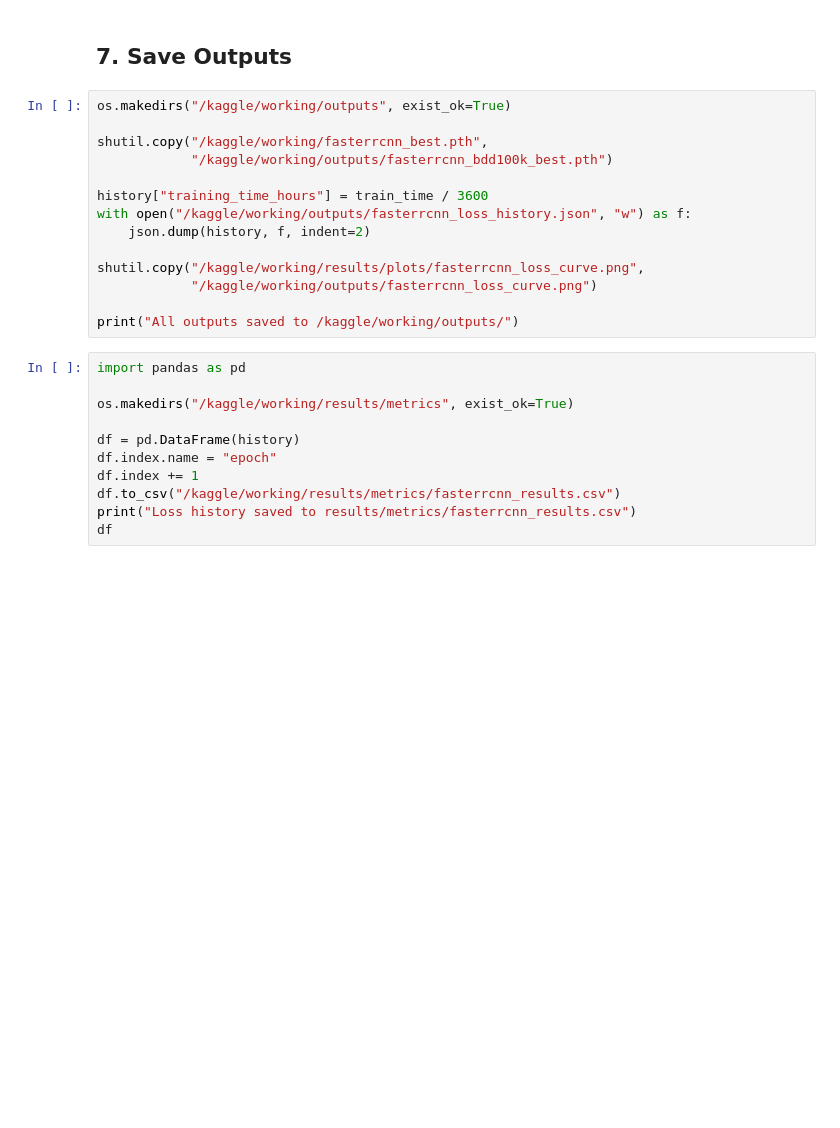
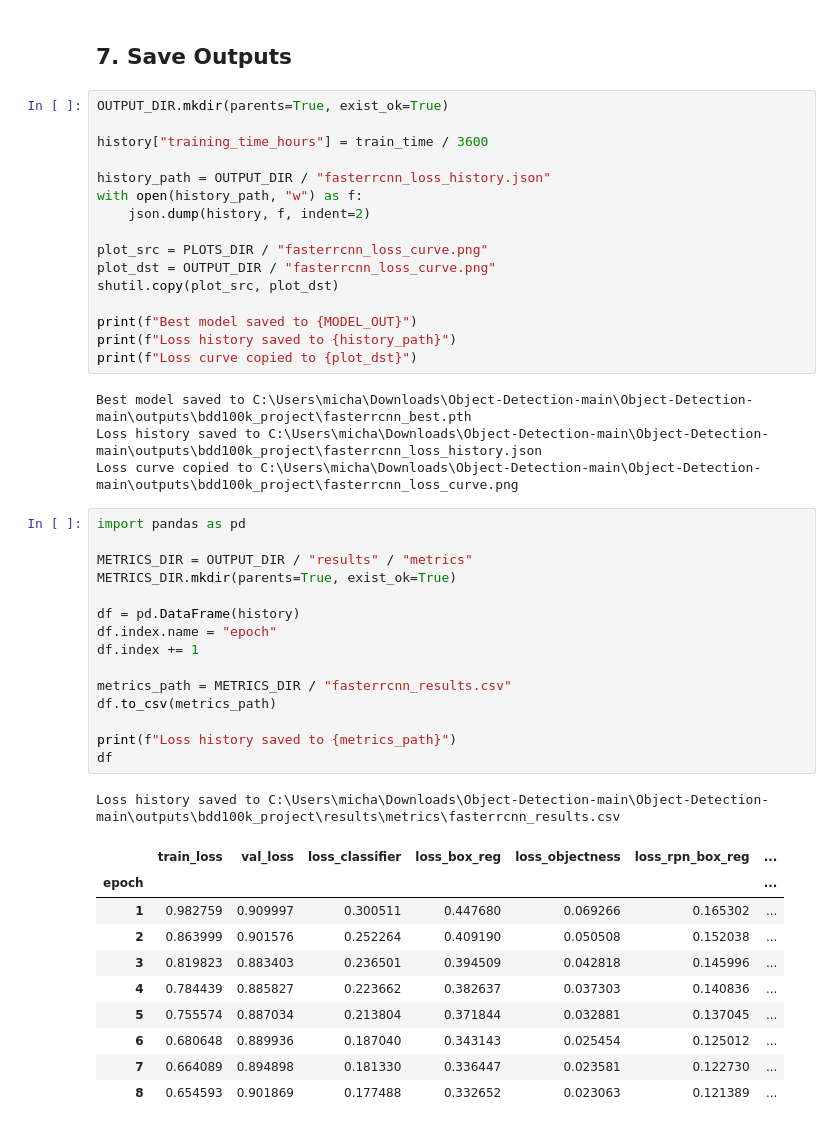
Before and after one commit to amarahatta/Object-Detection, a Jupyter notebook: notebooks/04_train_fasterrcnn.ipynb, the cells around one changed output. Drawn from its saved outputs; the diff is of its cells as text; blank space fills up the shorter version.

```diff
--- a/notebooks/04_train_fasterrcnn.ipynb
+++ b/notebooks/04_train_fasterrcnn.ipynb
@@ -172,27 +226,49 @@ plt.show()
 # %% [markdown]
 ## 7. Save Outputs
-# %%
-os.makedirs("/kaggle/working/outputs", exist_ok=True)
-
-shutil.copy("/kaggle/working/fasterrcnn_best.pth",
-            "/kaggle/working/outputs/fasterrcnn_bdd100k_best.pth")
-
-history["training_time_hours"] = train_time / 3600
-with open("/kaggle/working/outputs/fasterrcnn_loss_history.json", "w") as f:
-    json.dump(history, f, indent=2)
-
-shutil.copy("/kaggle/working/results/plots/fasterrcnn_loss_curve.png",
-            "/kaggle/working/outputs/fasterrcnn_loss_curve.png")
-
-print("All outputs saved to /kaggle/working/outputs/")
+# %%
+OUTPUT_DIR.mkdir(parents=True, exist_ok=True)
+
+history["training_time_hours"] = train_time / 3600
+
+history_path = OUTPUT_DIR / "fasterrcnn_loss_history.json"
+with open(history_path, "w") as f:
+    json.dump(history, f, indent=2)
+
+plot_src = PLOTS_DIR / "fasterrcnn_loss_curve.png"
+plot_dst = OUTPUT_DIR / "fasterrcnn_loss_curve.png"
+shutil.copy(plot_src, plot_dst)
+
+print(f"Best model saved to {MODEL_OUT}")
+print(f"Loss history saved to {history_path}")
+print(f"Loss curve copied to {plot_dst}")
+# %% [output]
+Best model saved to C:\Users\micha\Downloads\Object-Detection-main\Object-Detection-main\outputs\bdd100k_project\fasterrcnn_best.pth
+Loss history saved to C:\Users\micha\Downloads\Object-Detection-main\Object-Detection-main\outputs\bdd100k_project\fasterrcnn_loss_history.json
+Loss curve copied to C:\Users\micha\Downloads\Object-Detection-main\Object-Detection-main\outputs\bdd100k_project\fasterrcnn_loss_curve.png
 # %%
 import pandas as pd
 
-os.makedirs("/kaggle/working/results/metrics", exist_ok=True)
+METRICS_DIR = OUTPUT_DIR / "results" / "metrics"
+METRICS_DIR.mkdir(parents=True, exist_ok=True)
 
 df = pd.DataFrame(history)
 df.index.name = "epoch"
 df.index += 1
-df.to_csv("/kaggle/working/results/metrics/fasterrcnn_results.csv")
-print("Loss history saved to results/metrics/fasterrcnn_results.csv")
+
+metrics_path = METRICS_DIR / "fasterrcnn_results.csv"
+df.to_csv(metrics_path)
+
+print(f"Loss history saved to {metrics_path}")
 df
+# %% [output]
+Loss history saved to C:\Users\micha\Downloads\Object-Detection-main\Object-Detection-main\outputs\bdd100k_project\results\metrics\fasterrcnn_results.csv
+|  | train_loss | val_loss | loss_classifier | loss_box_reg | loss_objectness | loss_rpn_box_reg | ... |
+| epoch |  |  |  |  |  |  | ... |
+| 1 | 0.982759 | 0.909997 | 0.300511 | 0.447680 | 0.069266 | 0.165302 | ... |
+| 2 | 0.863999 | 0.901576 | 0.252264 | 0.409190 | 0.050508 | 0.152038 | ... |
+| 3 | 0.819823 | 0.883403 | 0.236501 | 0.394509 | 0.042818 | 0.145996 | ... |
+| 4 | 0.784439 | 0.885827 | 0.223662 | 0.382637 | 0.037303 | 0.140836 | ... |
+| 5 | 0.755574 | 0.887034 | 0.213804 | 0.371844 | 0.032881 | 0.137045 | ... |
+| 6 | 0.680648 | 0.889936 | 0.187040 | 0.343143 | 0.025454 | 0.125012 | ... |
+| 7 | 0.664089 | 0.894898 | 0.181330 | 0.336447 | 0.023581 | 0.122730 | ... |
+| 8 | 0.654593 | 0.901869 | 0.177488 | 0.332652 | 0.023063 | 0.121389 | ... |
```
Also changed, not shown: parts of 5 cells of this notebook, 4 other files.
